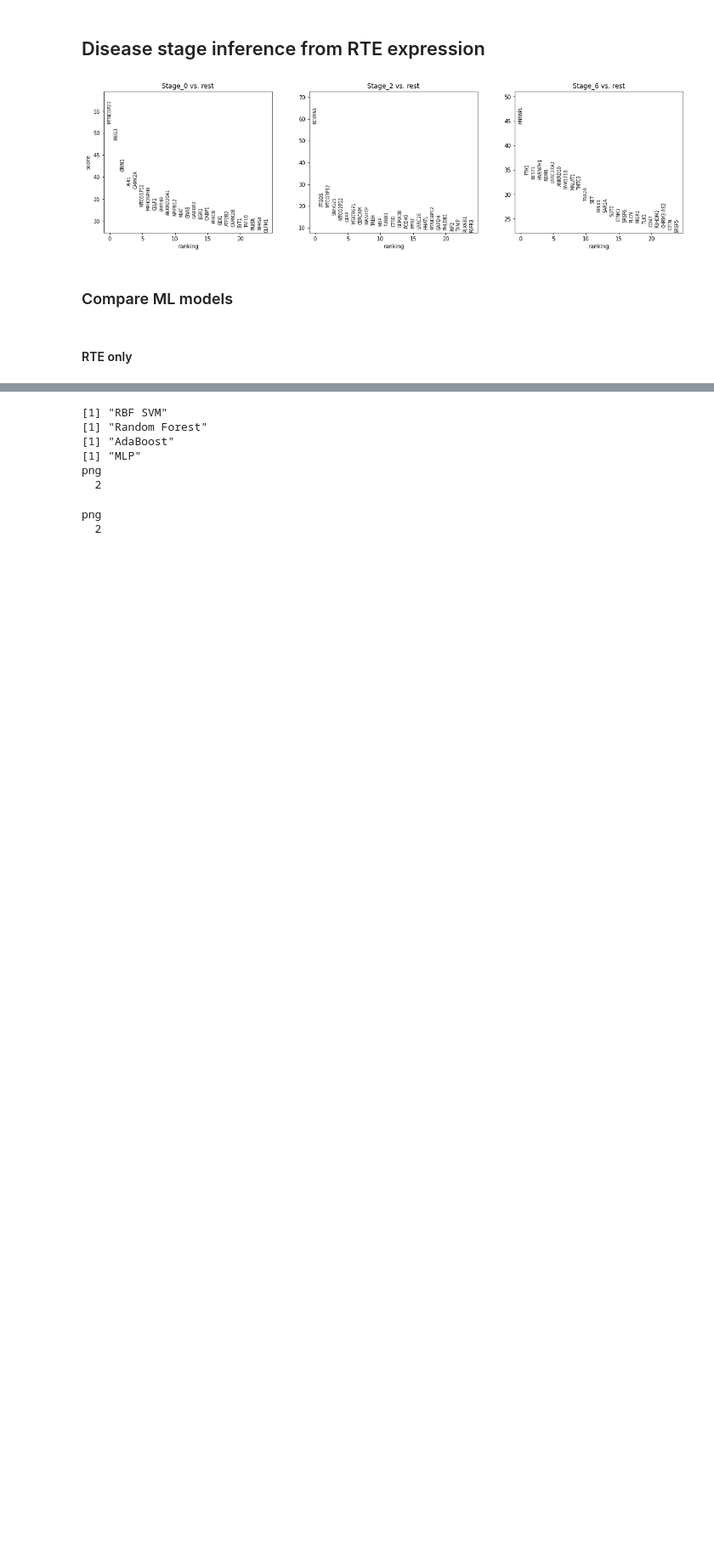
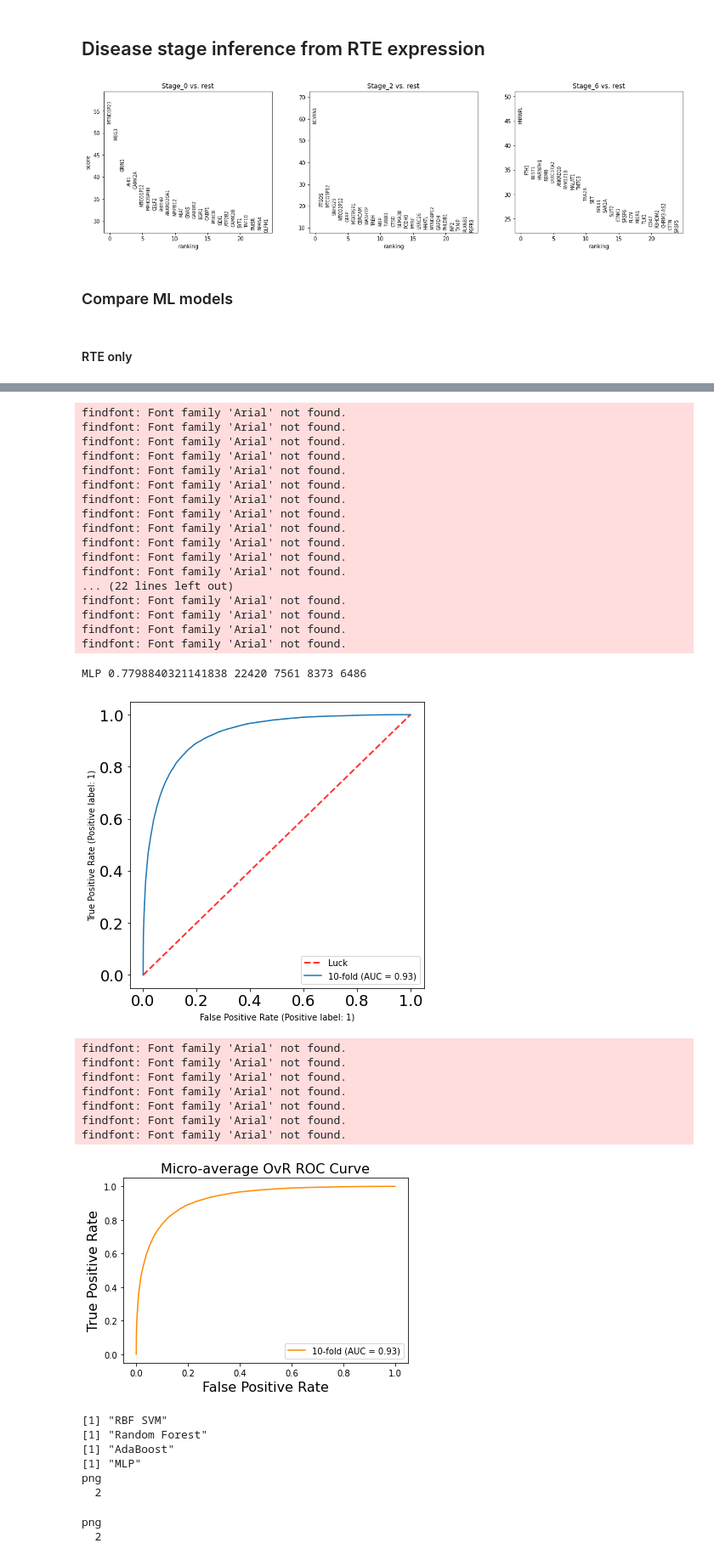
Before and after one commit to wkdeng/scRTE, a Jupyter notebook: scripts/analysis_ml.ipynb, the cells around one changed output, grey strips where cells are left out. Shown at 85% size. Drawn from its saved outputs; the diff is of its cells as text; code cells hidden in the pictures; blank space fills up the shorter version.

```diff
--- a/scripts/analysis_ml.ipynb
+++ b/scripts/analysis_ml.ipynb
@@ -346,12 +415,16 @@ names = [
 ]
 
 ### Cross validation
-func_=partial(cv_auc,classifiers,names,rte_exp.to_numpy(),labels,'RTE730')
+cv_auc(classifiers,names,rte_exp.to_numpy(),labels,'RTE730',0)
+cv_auc(classifiers,names,rte_exp.to_numpy(),labels,'RTE730',1)
+cv_auc(classifiers,names,rte_exp.to_numpy(),labels,'RTE730',2)
+cv_auc(classifiers,names,rte_exp.to_numpy(),labels,'RTE730',3)
+# func_=partial(cv_auc,classifiers,names,rte_exp.to_numpy(),labels,'RTE730')
 
-pool=Pool(4)
-ret=pool.map(func_,range(4))
-pool.close()
-pool.join()
+# pool=Pool(4)
+# ret=pool.map(func_,range(4))
+# pool.close()
+# pool.join()
 
 ### Indenpendent testing
 definitions=factors[1]
@@ -379,3 +452,4 @@ for i in range(len(classifiers)):
     print(name,accuracy_score(y_test, y_pred),len(labels),len(cell_exp.loc[cell_exp['Diagnosis']=='Stage_0',:]),len(cell_exp.loc[cell_exp['Diagnosis']=='Stage_2',:]),len(cell_exp.loc[cell_exp['Diagnosis']=='Stage_6',:]))
     cm=confusion_matrix(y_test,y_pred)
     pd.DataFrame(cm,columns=pre_labels,index=pre_labels).to_csv(f'../data/analysis/models/{names[i]}_rte_cm.csv',index=True,header=True)
+# %% [output]
@@ -382,3 +477,30 @@ for i in range(len(classifiers)):
+findfont: Font family 'Arial' not found.
+findfont: Font family 'Arial' not found.
+findfont: Font family 'Arial' not found.
+findfont: Font family 'Arial' not found.
+findfont: Font family 'Arial' not found.
+findfont: Font family 'Arial' not found.
+findfont: Font family 'Arial' not found.
+findfont: Font family 'Arial' not found.
+findfont: Font family 'Arial' not found.
+findfont: Font family 'Arial' not found.
+findfont: Font family 'Arial' not found.
+findfont: Font family 'Arial' not found.
+... (22 lines left out)
+findfont: Font family 'Arial' not found.
+findfont: Font family 'Arial' not found.
+findfont: Font family 'Arial' not found.
+findfont: Font family 'Arial' not found.
+MLP 0.7798840321141838 22420 7561 8373 6486
+[figure, added]
+findfont: Font family 'Arial' not found.
+findfont: Font family 'Arial' not found.
+findfont: Font family 'Arial' not found.
+findfont: Font family 'Arial' not found.
+findfont: Font family 'Arial' not found.
+findfont: Font family 'Arial' not found.
+findfont: Font family 'Arial' not found.
+[figure, added]
 # %%
 %%R
 ps<-list()
```
Also changed, not shown: parts of 6 cells of this notebook, 5 other files.
